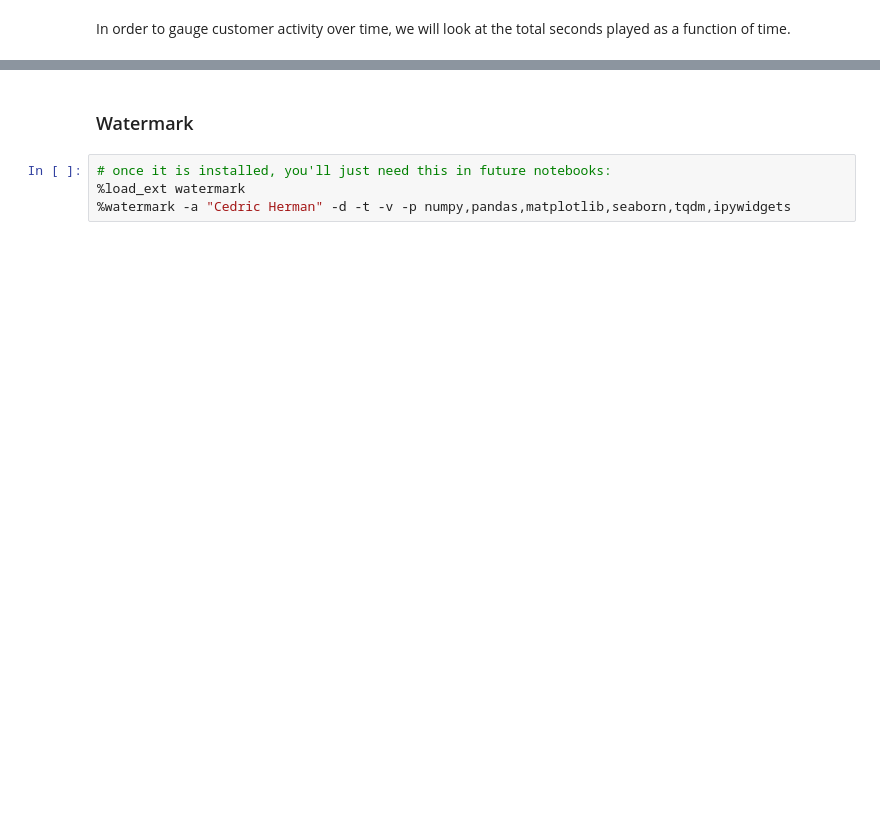
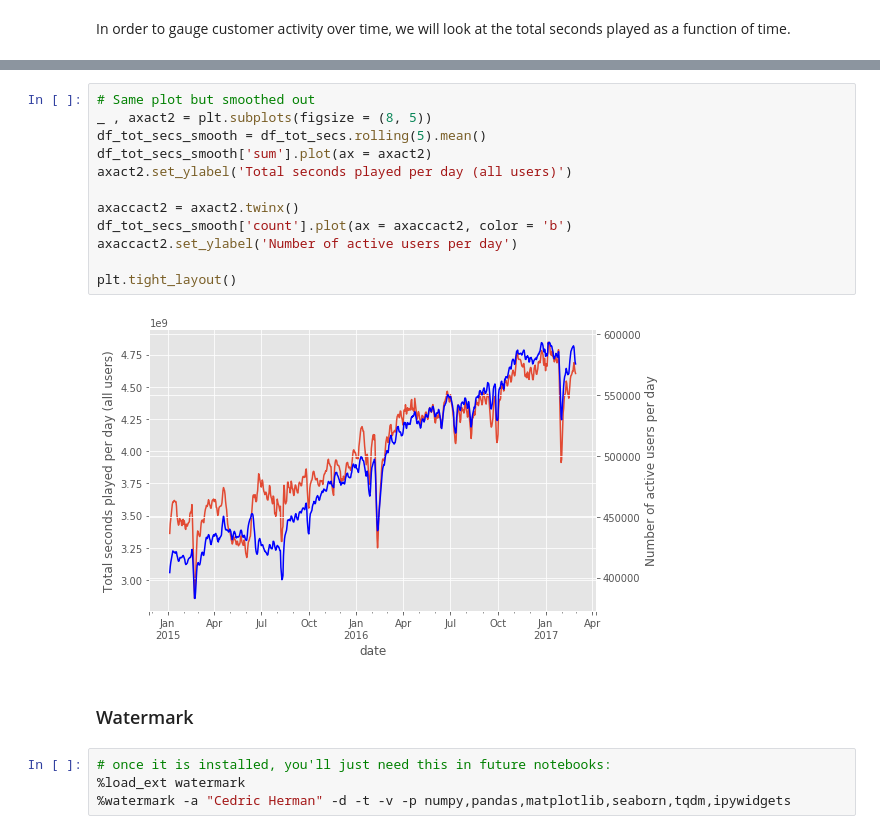
Before and after one commit to cedricherman/Churn_Prediction_KKBOX, a Jupyter notebook: notebooks/KKBOX_Data_Exploration_UserLog.ipynb, the cells around one changed output, grey strips where cells are left out. Saved outputs shown, nothing was run; the diff lists cells and outputs as text; blank space fills up the shorter version.

```diff
--- a/notebooks/KKBOX_Data_Exploration_UserLog.ipynb
+++ b/notebooks/KKBOX_Data_Exploration_UserLog.ipynb
@@ -314,3 +306,17 @@ plt.tight_layout()
+# %%
+# Same plot but smoothed out
+_ , axact2 = plt.subplots(figsize = (8, 5))
+df_tot_secs_smooth = df_tot_secs.rolling(5).mean()
+df_tot_secs_smooth['sum'].plot(ax = axact2)
+axact2.set_ylabel('Total seconds played per day (all users)')
+
+axaccact2 = axact2.twinx()
+df_tot_secs_smooth['count'].plot(ax = axaccact2, color = 'b')
+axaccact2.set_ylabel('Number of active users per day')
+
+plt.tight_layout()
+# %% [output]
+[figure, added]
 # %% [markdown]
 ### Watermark
 # %%
```
Also changed, not shown: parts of 21 cells of this notebook, 8 other files.
